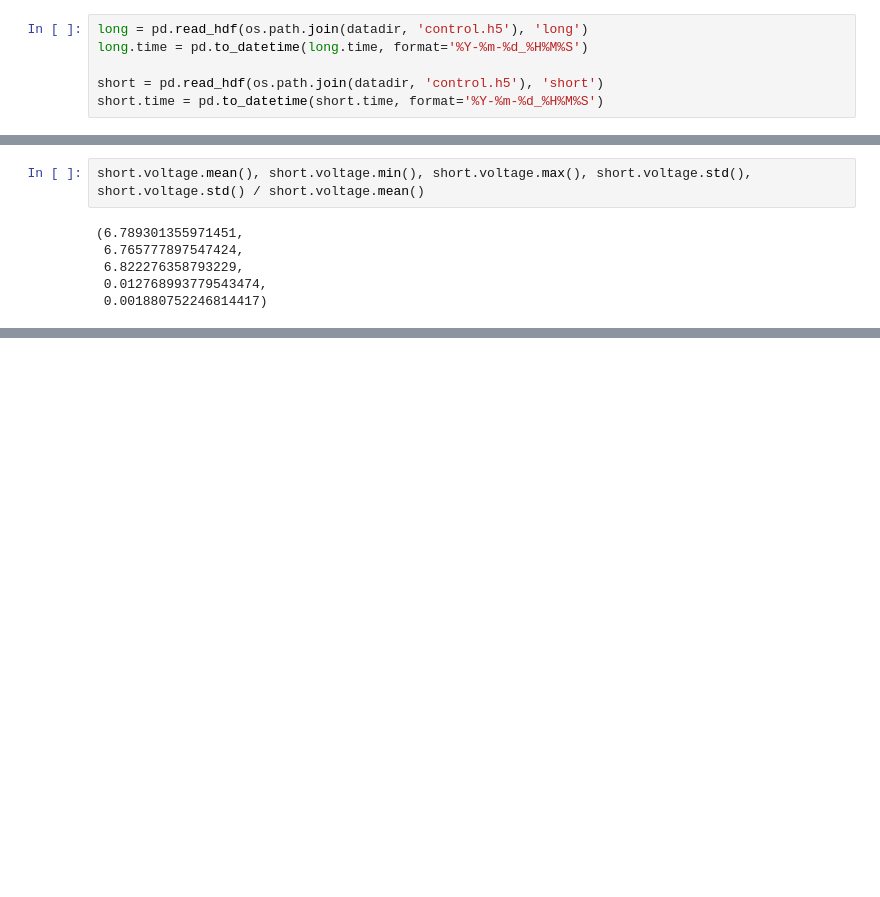
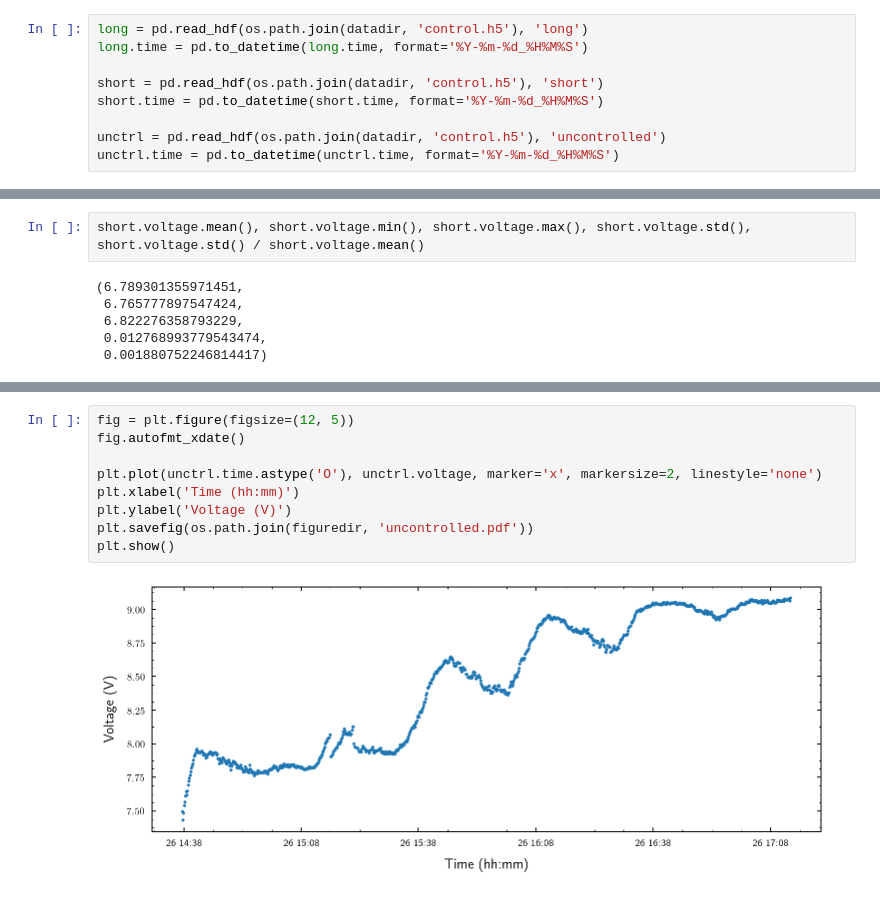
Before and after one commit to bodokaiser/bachelor-thesis, a Jupyter notebook: notebook/evaluation/intensity-control.ipynb, the cells around one changed output, grey strips where cells are left out. Cells and saved outputs as stored; diff of their text form; blank space fills up the shorter version.

Commit message:
amended intensity control section for review, added measurement data

```diff
--- a/notebook/evaluation/intensity-control.ipynb
+++ b/notebook/evaluation/intensity-control.ipynb
@@ -19,6 +19,9 @@ long.time = pd.to_datetime(long.time, format='%Y-%m-%d_%H%M%S')
 
 short = pd.read_hdf(os.path.join(datadir, 'control.h5'), 'short')
 short.time = pd.to_datetime(short.time, format='%Y-%m-%d_%H%M%S')
+
+unctrl = pd.read_hdf(os.path.join(datadir, 'control.h5'), 'uncontrolled')
+unctrl.time = pd.to_datetime(unctrl.time, format='%Y-%m-%d_%H%M%S')
 # %%
 long.voltage.mean(), long.voltage.min(), long.voltage.max(), long.voltage.std(), long.voltage.std() / long.voltage.mean()
 # %% [output]
@@ -38 +49,12 @@ short.voltage.mean(), short.voltage.min(), short.voltage.max(), short.voltage.st
+# %%
+fig = plt.figure(figsize=(12, 5))
+fig.autofmt_xdate()
+
+plt.plot(unctrl.time.astype('O'), unctrl.voltage, marker='x', markersize=2, linestyle='none')
+plt.xlabel('Time (hh:mm)')
+plt.ylabel('Voltage (V)')
+plt.savefig(os.path.join(figuredir, 'uncontrolled.pdf'))
+plt.show()
+# %% [output]
+[figure, added]
 # %%
```
Also changed, not shown: parts of 8 cells of this notebook, 12 other files.
